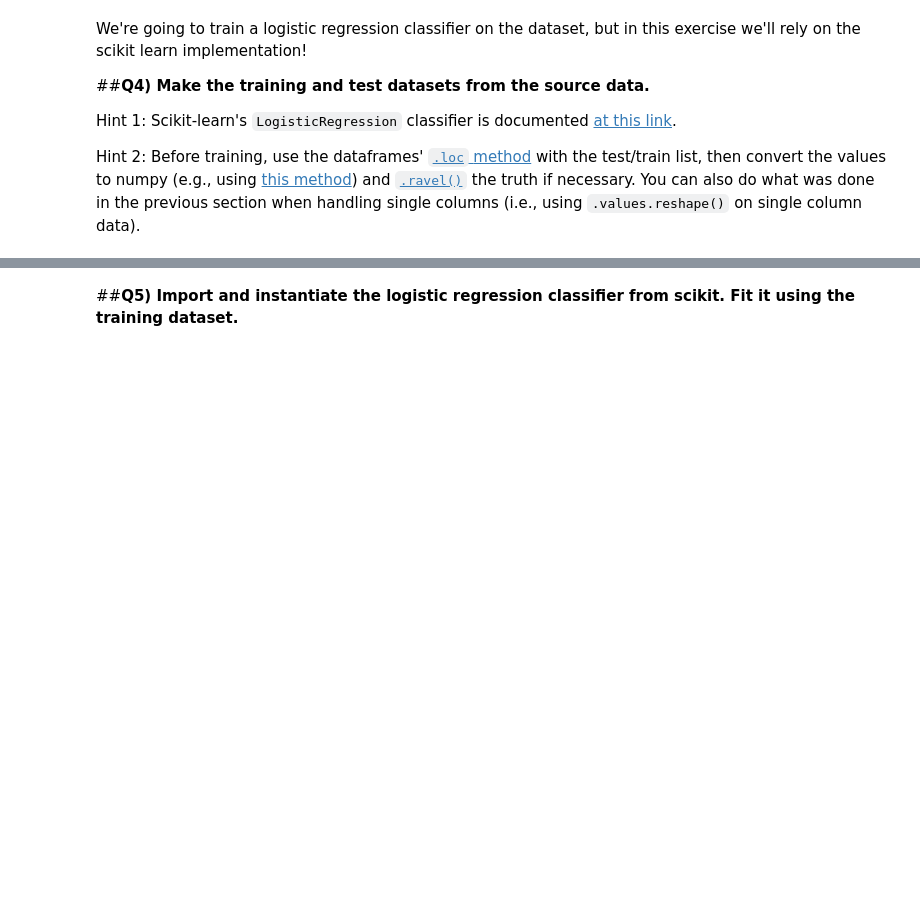
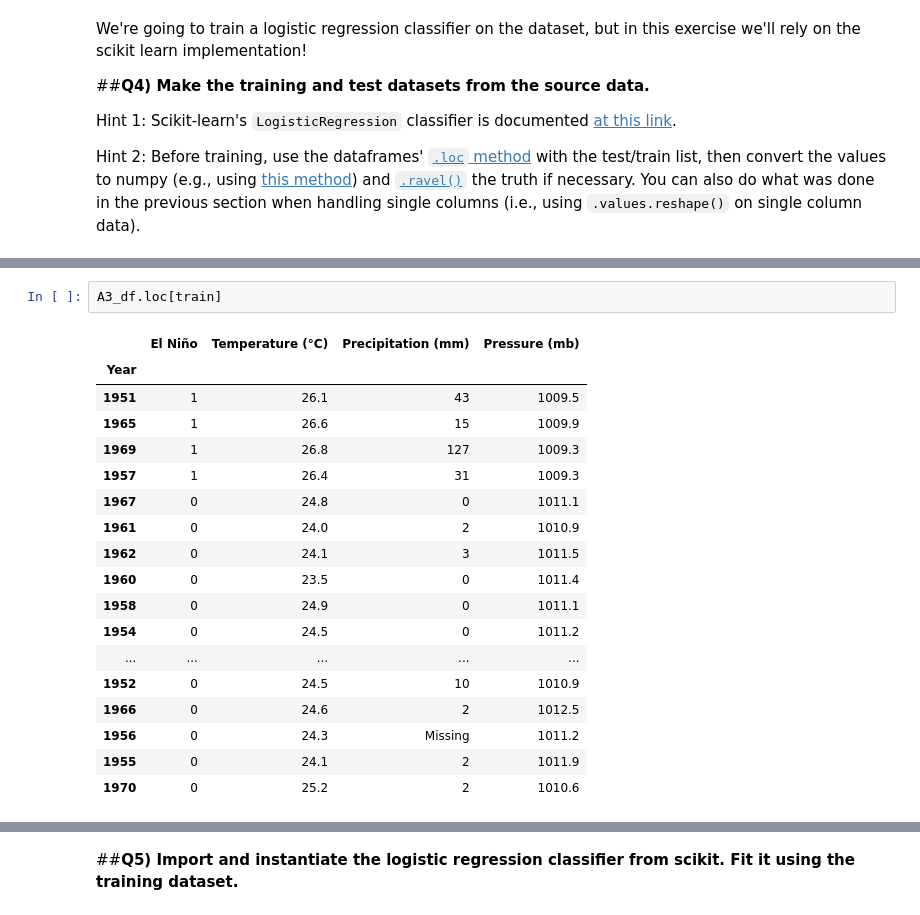
Before and after one commit to Etienne-98/2022_ML_EES, a Jupyter notebook: Labs/S1_3_Statistical_Forecasting.ipynb, the cells around one changed output, grey strips where cells are left out. Saved outputs shown, nothing was run; the diff lists cells and outputs as text; blank space fills up the shorter version.

```diff
--- a/Labs/S1_3_Statistical_Forecasting.ipynb
+++ b/Labs/S1_3_Statistical_Forecasting.ipynb
@@ -247,0 +265,21 @@ A3_df.head(5)
+# %%
+A3_df.loc[train]
+# %% [output]
+|  | El Niño | Temperature (°C) | Precipitation (mm) | Pressure (mb) |
+| Year |  |  |  |  |
+| 1951 | 1 | 26.1 | 43 | 1009.5 |
+| 1965 | 1 | 26.6 | 15 | 1009.9 |
+| 1969 | 1 | 26.8 | 127 | 1009.3 |
+| 1957 | 1 | 26.4 | 31 | 1009.3 |
+| 1967 | 0 | 24.8 | 0 | 1011.1 |
+| 1961 | 0 | 24.0 | 2 | 1010.9 |
+| 1962 | 0 | 24.1 | 3 | 1011.5 |
+| 1960 | 0 | 23.5 | 0 | 1011.4 |
+| 1958 | 0 | 24.9 | 0 | 1011.1 |
+| 1954 | 0 | 24.5 | 0 | 1011.2 |
+| ... | ... | ... | ... | ... |
+| 1952 | 0 | 24.5 | 10 | 1010.9 |
+| 1966 | 0 | 24.6 | 2 | 1012.5 |
+| 1956 | 0 | 24.3 | Missing | 1011.2 |
+| 1955 | 0 | 24.1 | 2 | 1011.9 |
+| 1970 | 0 | 25.2 | 2 | 1010.6 |
```
Also changed, not shown: parts of 9 cells of this notebook.
